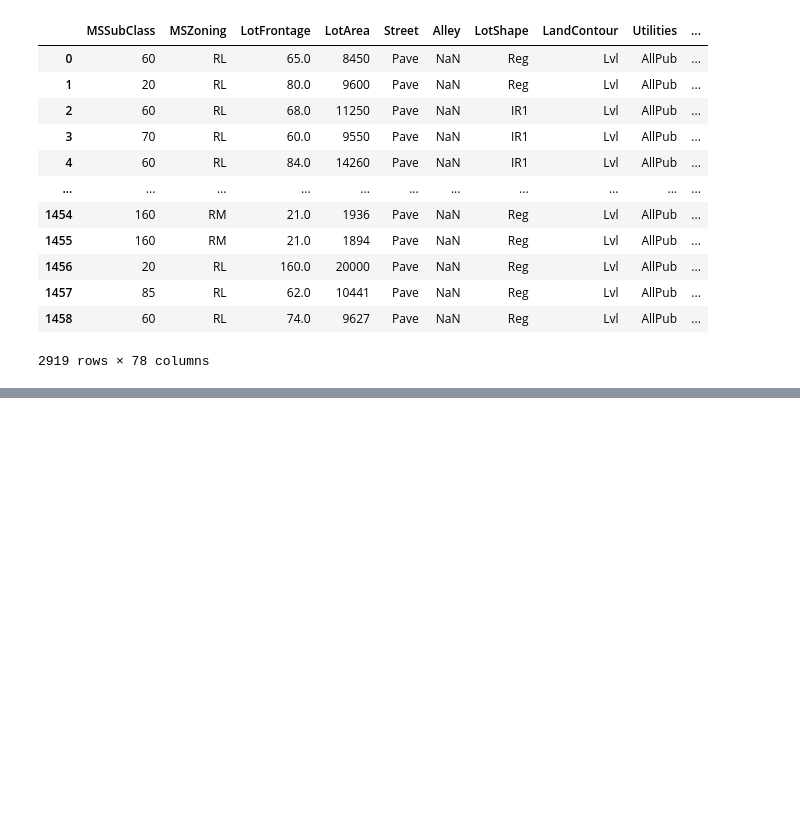
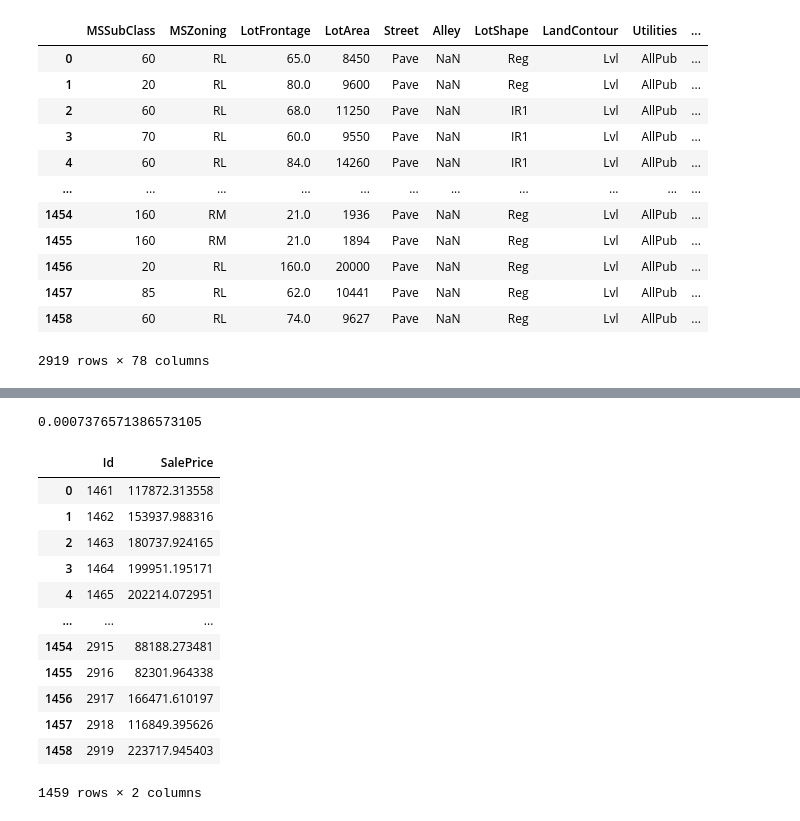
Before and after one commit to Elwing-Chou/ML0407, a Jupyter notebook: house_price-linear.ipynb, the cells around one changed output, grey strips where cells are left out. Cells and saved outputs as stored; diff of their text form; code cells hidden in the pictures; blank space fills up the shorter version.

```diff
--- a/house_price-linear.ipynb
+++ b/house_price-linear.ipynb
@@ -170,0 +241,29 @@ x_test = data_scale.iloc[train_df.shape[0]:]
+# %%
+from sklearn.linear_model import ElasticNetCV, ElasticNet
+cv = ElasticNetCV(cv=10)
+cv.fit(x_train, y_train_norm)
+print(cv.alpha_)
+ela = ElasticNet(alpha=cv.alpha_)
+ela.fit(x_train, y_train_norm)
+pre = ela.predict(x_test)
+result = pd.DataFrame({
+    "Id":test_df["Id"],
+    "SalePrice":np.expm1(pre)
+})
+result.to_csv("house_ela.csv", encoding="utf-8", index=False)
+result
+# %% [output]
+0.0007376571386573105
+|  | Id | SalePrice |
+| 0 | 1461 | 117872.313558 |
+| 1 | 1462 | 153937.988316 |
+| 2 | 1463 | 180737.924165 |
+| 3 | 1464 | 199951.195171 |
+| 4 | 1465 | 202214.072951 |
+| ... | ... | ... |
+| 1454 | 2915 | 88188.273481 |
+| 1455 | 2916 | 82301.964338 |
+| 1456 | 2917 | 166471.610197 |
+| 1457 | 2918 | 116849.395626 |
+| 1458 | 2919 | 223717.945403 |
+1459 rows × 2 columns
```
Also changed, not shown: parts of 6 cells of this notebook.
